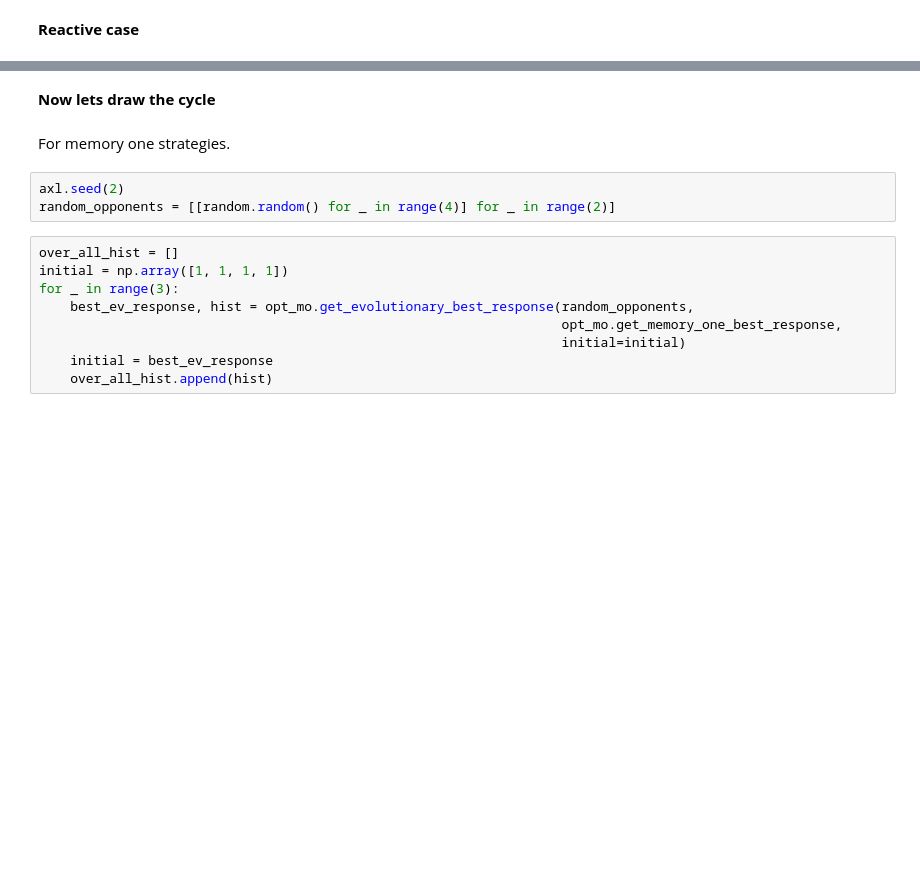
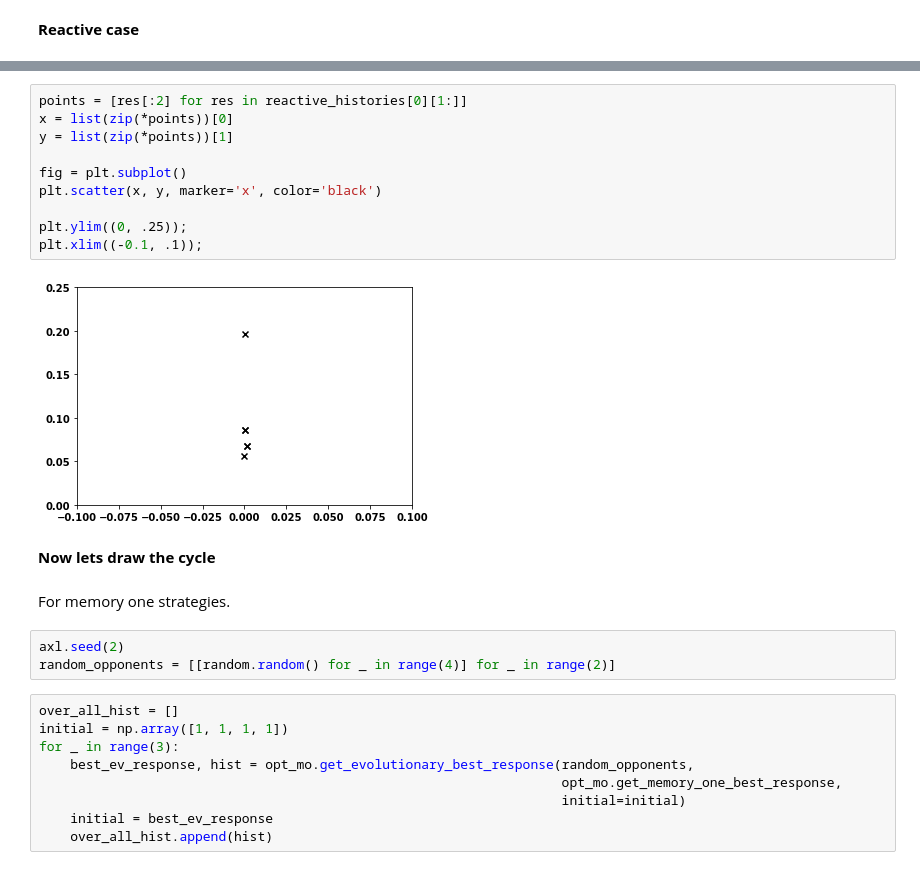
Before and after one commit to Nikoleta-v3/Memory-size-in-the-prisoners-dilemma, a Jupyter notebook: nbs/Evolutionary best responses.ipynb, the cells around one changed output, grey strips where cells are left out. Cells and saved outputs as stored; diff of their text form; blank space fills up the shorter version.

```diff
--- a/nbs/Evolutionary best responses.ipynb
+++ b/nbs/Evolutionary best responses.ipynb
@@ -117,3 +215,15 @@ for j, hist in enumerate(mem_one_histories):
+# %%
+points = [res[:2] for res in reactive_histories[0][1:]]
+x = list(zip(*points))[0]
+y = list(zip(*points))[1]
+
+fig = plt.subplot()
+plt.scatter(x, y, marker='x', color='black')
+
+plt.ylim((0, .25));
+plt.xlim((-0.1, .1));
+# %% [output]
+[figure, added]
 # %% [markdown]
 **Now lets draw the cycle**
 # %% [markdown]
```
Also changed, not shown: parts of 20 cells of this notebook, 10 other files.
